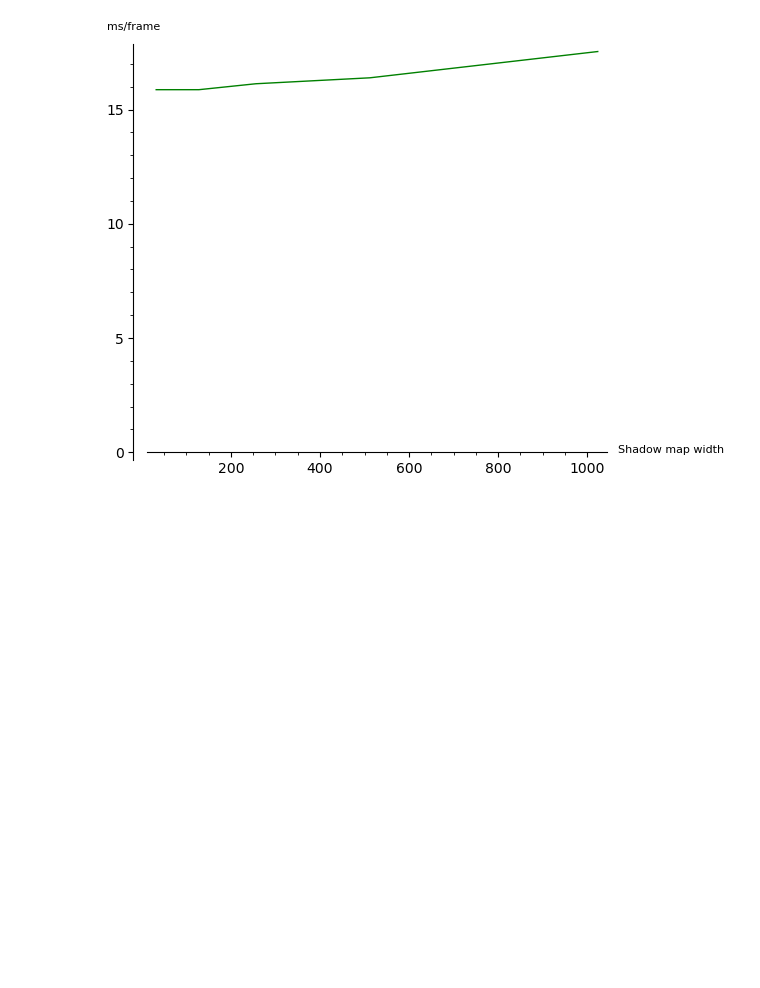
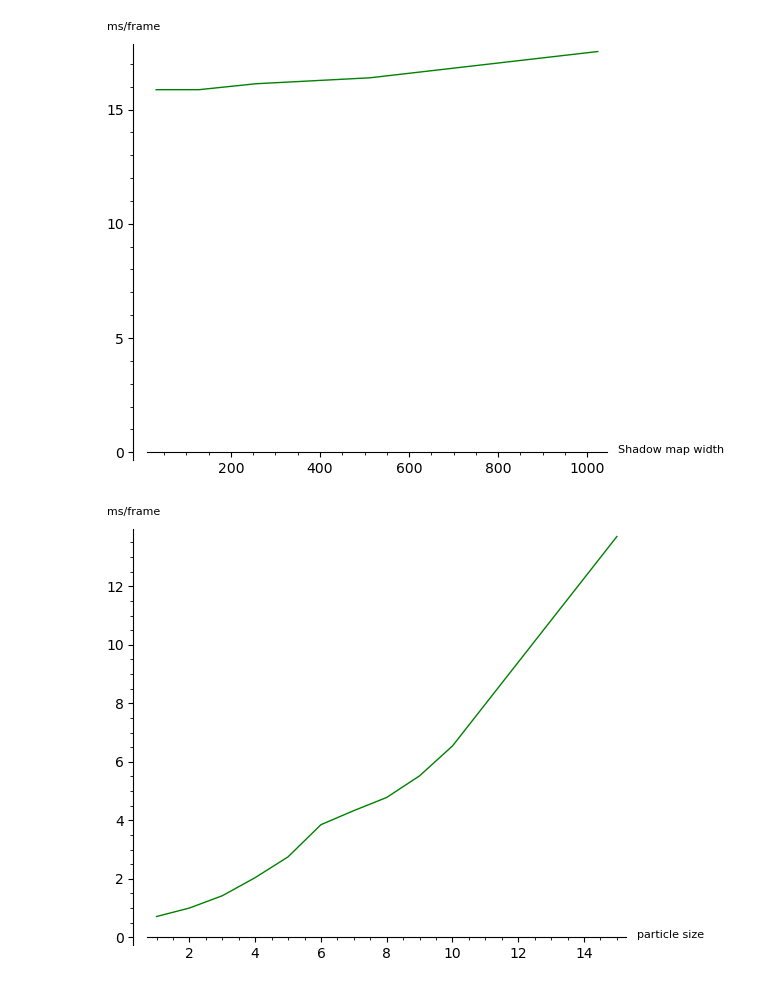
Before and after one commit to jysandy/IntervalShadedVolumetrics, a Jupyter notebook: plots.ipynb, the cells around one changed output. Saved outputs shown, nothing was run; the diff lists cells and outputs as text; code cells hidden in the pictures; blank space fills up the shorter version.

Commit message:
More plots

```diff
--- a/plots.ipynb
+++ b/plots.ipynb
@@ -56,3 +56,10 @@ list_plot(ms_vs_width, plotjoined=True, color='green', ymin=0, \
          axes_labels=['Shadow map width                        _', 'ms/frame'], axes_labels_size=0.8)
 # %% [output]
 [figure]
+# %%
+ms_vs_size = [(1, 0.71), (2, 1.00), (3, 1.42), (4, 2.04), (5, 2.75), (6, 3.85), (7, 4.33), (8, 4.78), (9, 5.52), (10, 6.54), (15, 13.70)]
+# %%
+list_plot(ms_vs_size, plotjoined=True, color='green', ymin=0, \
+         axes_labels=['particle size                        _', 'ms/frame'], axes_labels_size=0.8)
+# %% [output]
+[figure, added]
```
